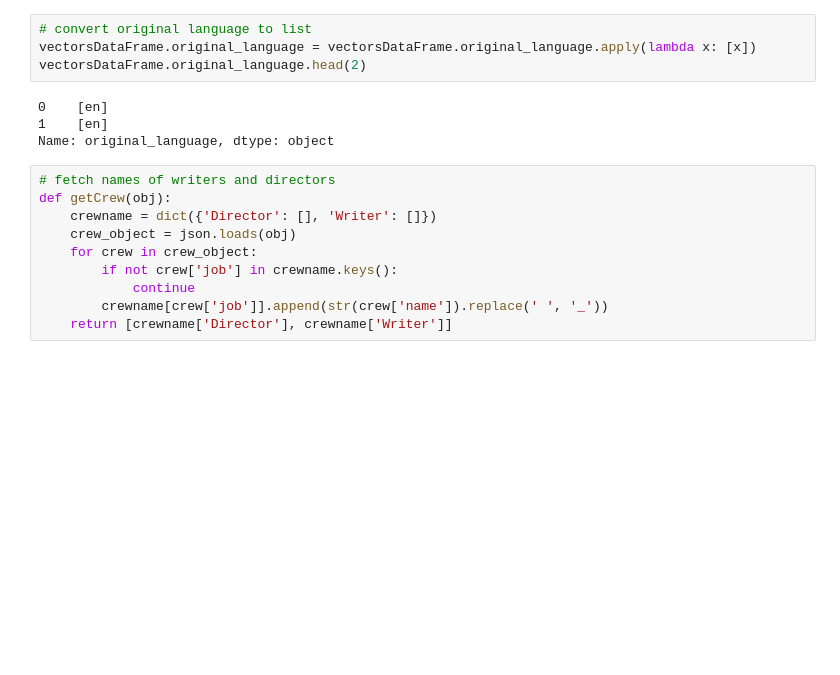
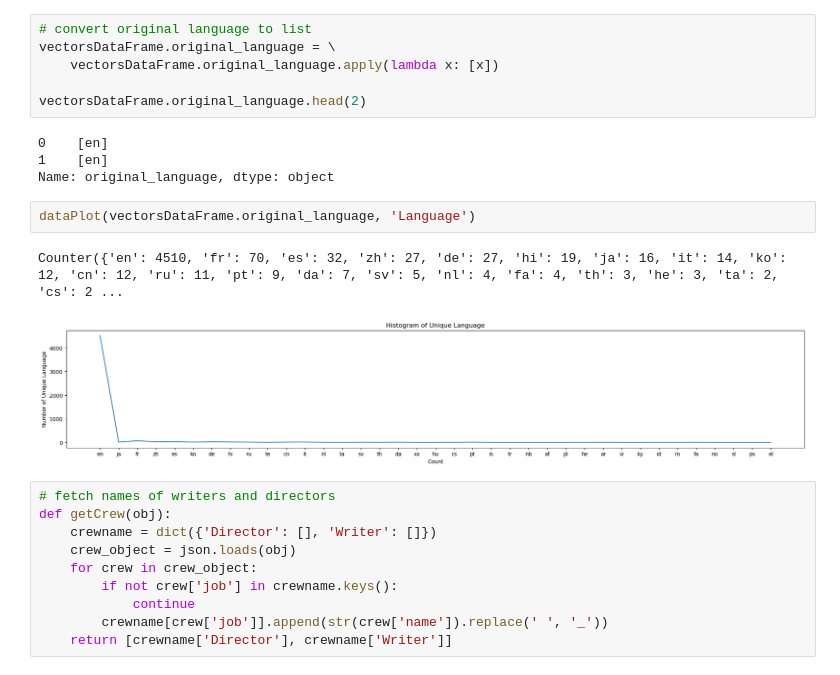
Before and after one commit to Vishal-Kamath/movie-recommedation-system, a Jupyter notebook: recommendation API/movie recommendation model.ipynb, the cells around one changed output. Drawn from its saved outputs; the diff is of its cells as text; blank space fills up the shorter version.

```diff
--- a/recommendation API/movie recommendation model.ipynb
+++ b/recommendation API/movie recommendation model.ipynb
@@ -119,11 +164,18 @@ Name: production_countries, dtype: object
 # %%
 # convert original language to list
-vectorsDataFrame.original_language = vectorsDataFrame.original_language.apply(lambda x: [x])
+vectorsDataFrame.original_language = \
+    vectorsDataFrame.original_language.apply(lambda x: [x])
+
 vectorsDataFrame.original_language.head(2)
 # %% [output]
 0    [en]
 1    [en]
 Name: original_language, dtype: object
+# %%
+dataPlot(vectorsDataFrame.original_language, 'Language')
+# %% [output]
+Counter({'en': 4510, 'fr': 70, 'es': 32, 'zh': 27, 'de': 27, 'hi': 19, 'ja': 16, 'it': 14, 'ko': 12, 'cn': 12, 'ru': 11, 'pt': 9, 'da': 7, 'sv': 5, 'nl': 4, 'fa': 4, 'th': 3, 'he': 3, 'ta': 2, 'cs': 2 ...
+[figure, added]
 # %%
 # fetch names of writers and directors
 def getCrew(obj):
```
Also changed, not shown: parts of 19 cells of this notebook, 1 other file.
